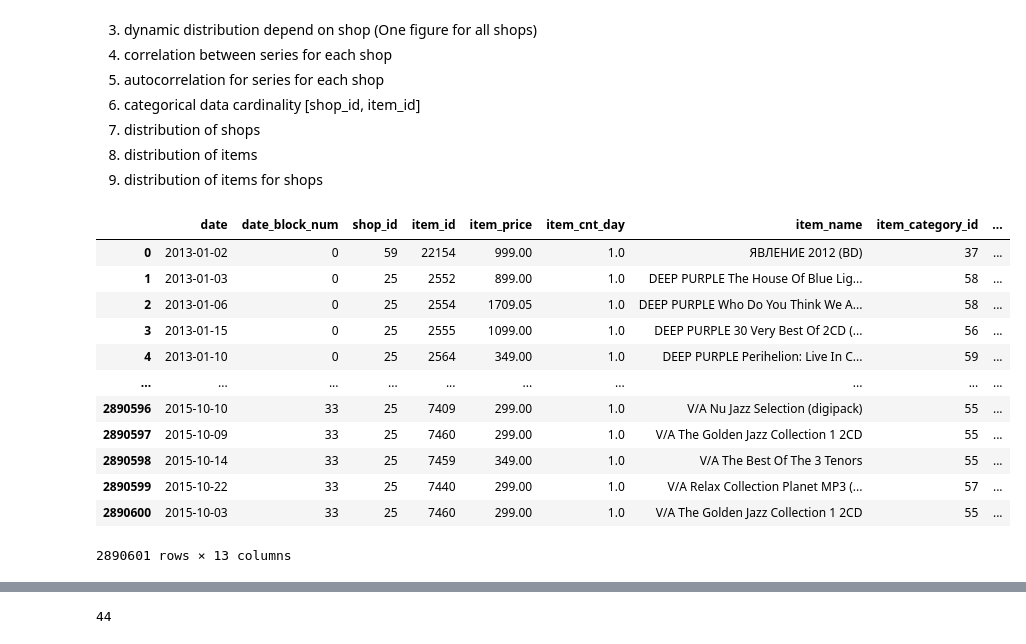
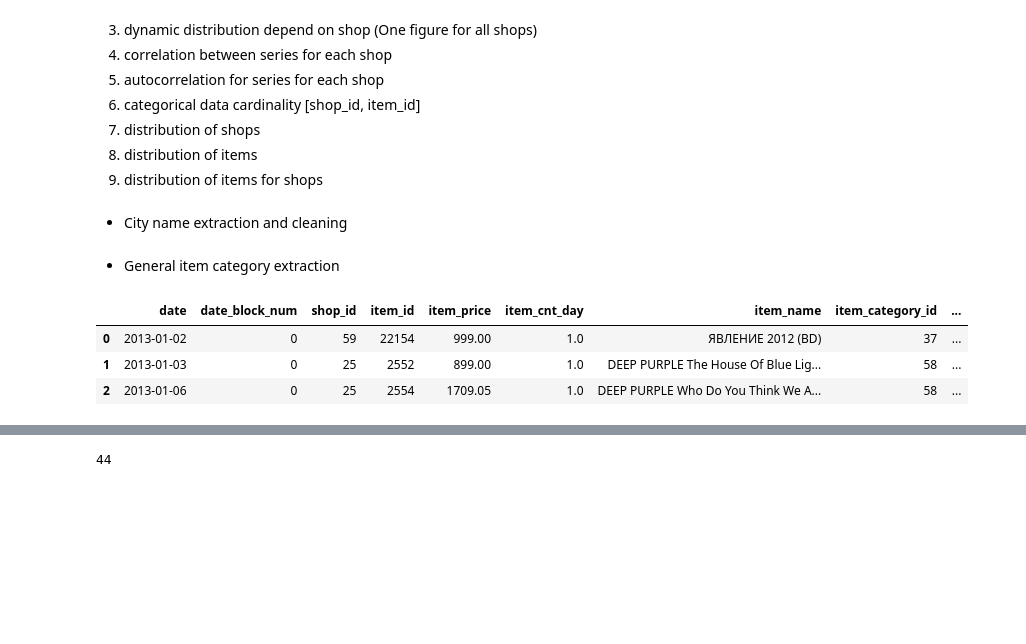
Before and after one commit to Aleksandra-Barysheva/ds_practice, a Jupyter notebook: notebooks/EDA.ipynb, the cells around one changed output, grey strips where cells are left out. Saved outputs shown, nothing was run; the diff lists cells and outputs as text; code cells hidden in the pictures; blank space fills up the shorter version.

```diff
--- a/notebooks/EDA.ipynb
+++ b/notebooks/EDA.ipynb
@@ -83,22 +68,29 @@ import numpy as np
 import seaborn as sns
+# %% [markdown]
+* City name extraction and cleaning
+# %%
+city_names = full_relations['shop_name'].str.split(" ").str[0]
+
+not_cities = ["Выездная", "Жуковский", "Интернетмагазин", "Интернет-магазин", "СПб", "Сергиев", "Цифровой"]
+cities = [city if not city in not_cities else "None" for city in city_names]
+city_names = pd.Series(cities).replace("!Якутск","Якутск")
+# %% [markdown]
+* General item category extraction
+# %%
+item_cats = full_relations['item_category_name'].str.split("-").str[0]
 # %%
 full_relations["date"] = pd.to_datetime(full_relations["date"], format="%d.%m.%Y")
 full_relations["year"] = full_relations["date"].dt.year
+full_relations["month"] = full_relations["date"].dt.month
+full_relations["day_of_month"] = full_relations["date"].dt.day
 full_relations["week_of_year"] = full_relations["date"].dt.isocalendar().week
-# full_relations.drop(["item_name", "item_category_name", "shop_name"], axis=1, inplace=True)
+
 full_relations["day_revenue"] = full_relations["item_price"]*full_relations["item_cnt_day"]
-full_relations
+full_relations["shop_city"] = city_names
+full_relations["gen_item_category"] = item_cats
+full_relations.head(3)
 # %% [output]
 |  | date | date_block_num | shop_id | item_id | item_price | item_cnt_day | item_name | item_category_id | ... |
 | 0 | 2013-01-02 | 0 | 59 | 22154 | 999.00 | 1.0 | ЯВЛЕНИЕ 2012 (BD) | 37 | ... |
 | 1 | 2013-01-03 | 0 | 25 | 2552 | 899.00 | 1.0 | DEEP PURPLE The House Of Blue Lig... | 58 | ... |
 | 2 | 2013-01-06 | 0 | 25 | 2554 | 1709.05 | 1.0 | DEEP PURPLE Who Do You Think We A... | 58 | ... |
-| 3 | 2013-01-15 | 0 | 25 | 2555 | 1099.00 | 1.0 | DEEP PURPLE 30 Very Best Of 2CD (... | 56 | ... |
-| 4 | 2013-01-10 | 0 | 25 | 2564 | 349.00 | 1.0 | DEEP PURPLE Perihelion: Live In C... | 59 | ... |
-| ... | ... | ... | ... | ... | ... | ... | ... | ... | ... |
-| 2890596 | 2015-10-10 | 33 | 25 | 7409 | 299.00 | 1.0 | V/A Nu Jazz Selection (digipack) | 55 | ... |
-| 2890597 | 2015-10-09 | 33 | 25 | 7460 | 299.00 | 1.0 | V/A The Golden Jazz Collection 1 2CD | 55 | ... |
-| 2890598 | 2015-10-14 | 33 | 25 | 7459 | 349.00 | 1.0 | V/A The Best Of The 3 Tenors | 55 | ... |
-| 2890599 | 2015-10-22 | 33 | 25 | 7440 | 299.00 | 1.0 | V/A Relax Collection Planet MP3 (... | 57 | ... |
-| 2890600 | 2015-10-03 | 33 | 25 | 7460 | 299.00 | 1.0 | V/A The Golden Jazz Collection 1 2CD | 55 | ... |
-2890601 rows × 13 columns
```
Also changed, not shown: parts of 47 cells of this notebook.
